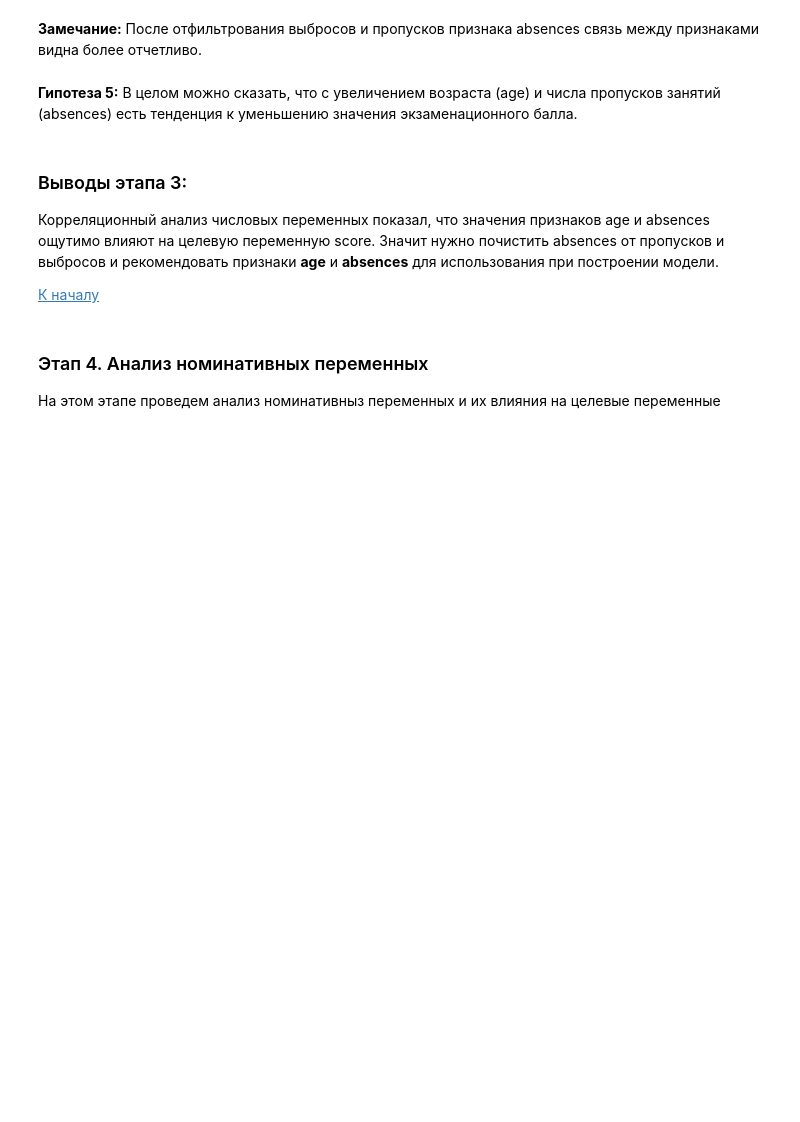
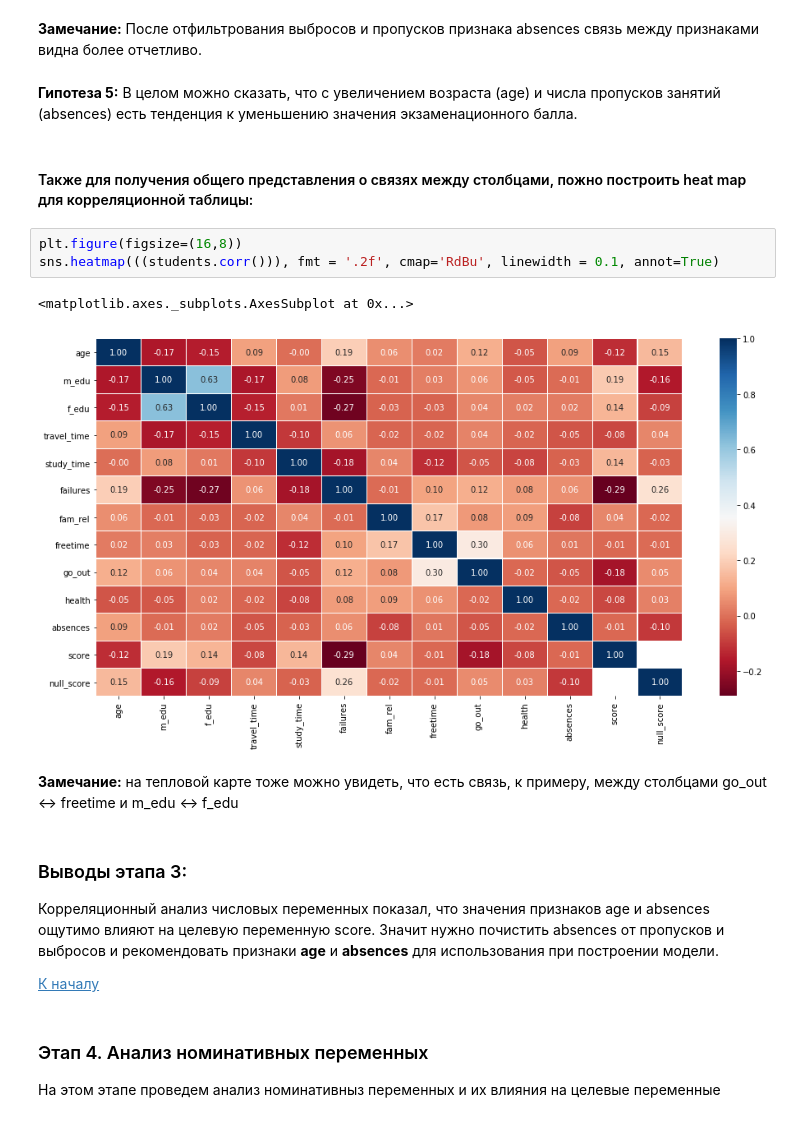
Before and after one commit to greg-kan/mlda, a Jupyter notebook: SkillFactory/unit_2/exploratory_data_analysis_kanavenko.ipynb, the cells around one changed output. Saved outputs shown, nothing was run; the diff lists cells and outputs as text; blank space fills up the shorter version.

```diff
--- a/SkillFactory/unit_2/exploratory_data_analysis_kanavenko.ipynb
+++ b/SkillFactory/unit_2/exploratory_data_analysis_kanavenko.ipynb
@@ -815,6 +815,16 @@ temp[['age', 'absences', 'score']].corr()
 **Замечание:** После отфильтрования выбросов и пропусков признака absences связь между признаками видна более отчетливо.
 # %% [markdown]
 **Гипотеза 5:** В целом можно сказать, что с увеличением возраста (age) и числа пропусков занятий (absences) есть тенденция к уменьшению значения  экзаменационного балла.
+# %% [markdown]
+#### Также для получения общего представления о связях между столбцами, пожно построить heat map для корреляционной таблицы:
+# %%
+plt.figure(figsize=(16,8))
+sns.heatmap(((students.corr())), fmt = '.2f', cmap='RdBu', linewidth = 0.1, annot=True)
+# %% [output]
+<matplotlib.axes._subplots.AxesSubplot at 0x...>
+[figure, added]
+# %% [markdown]
+**Замечание:** на тепловой карте тоже можно увидеть, что есть связь, к примеру, между столбцами go_out <-> freetime и m_edu <-> f_edu
 # %% [markdown]
 ### Выводы этапа 3:
 Корреляционный анализ числовых переменных показал, что значения признаков age и absences ощутимо влияют на целевую переменную score. Значит нужно почистить absences от пропусков и выбросов и рекомендовать признаки **age** и **absences** для использования при построении модели.
```
Also changed, not shown: parts of 21 cells of this notebook, 4 other files.
